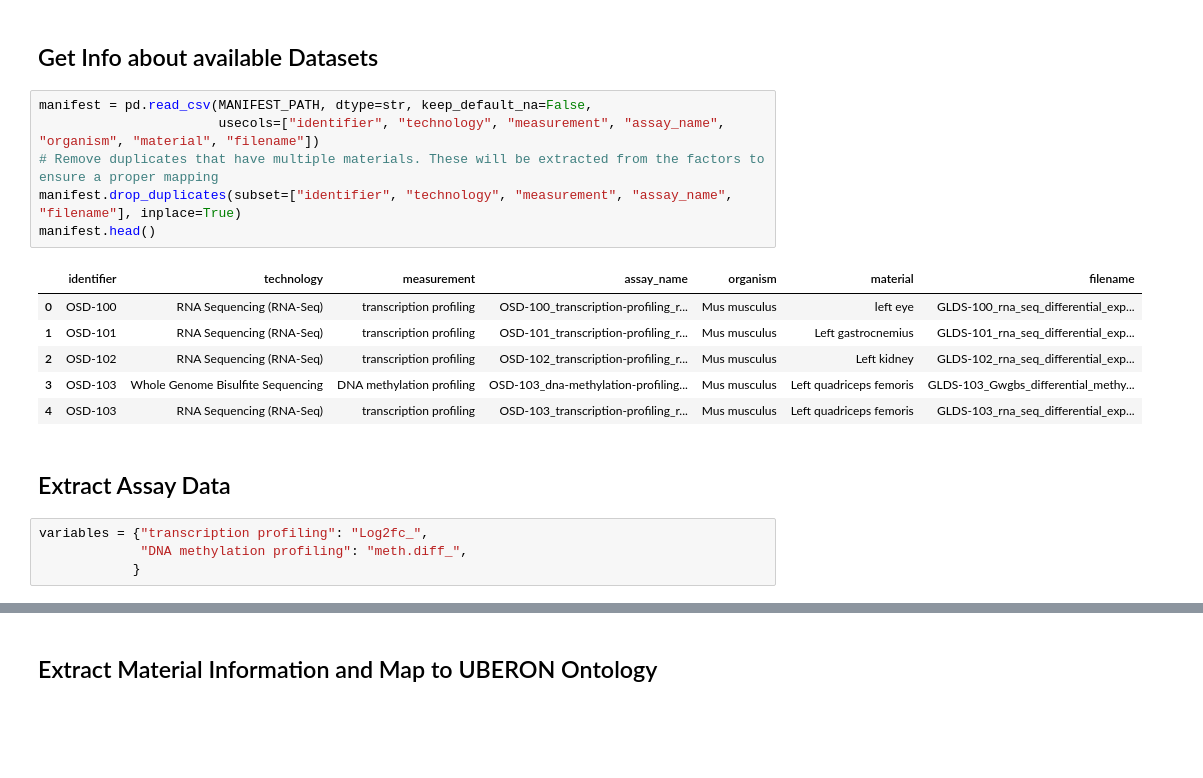
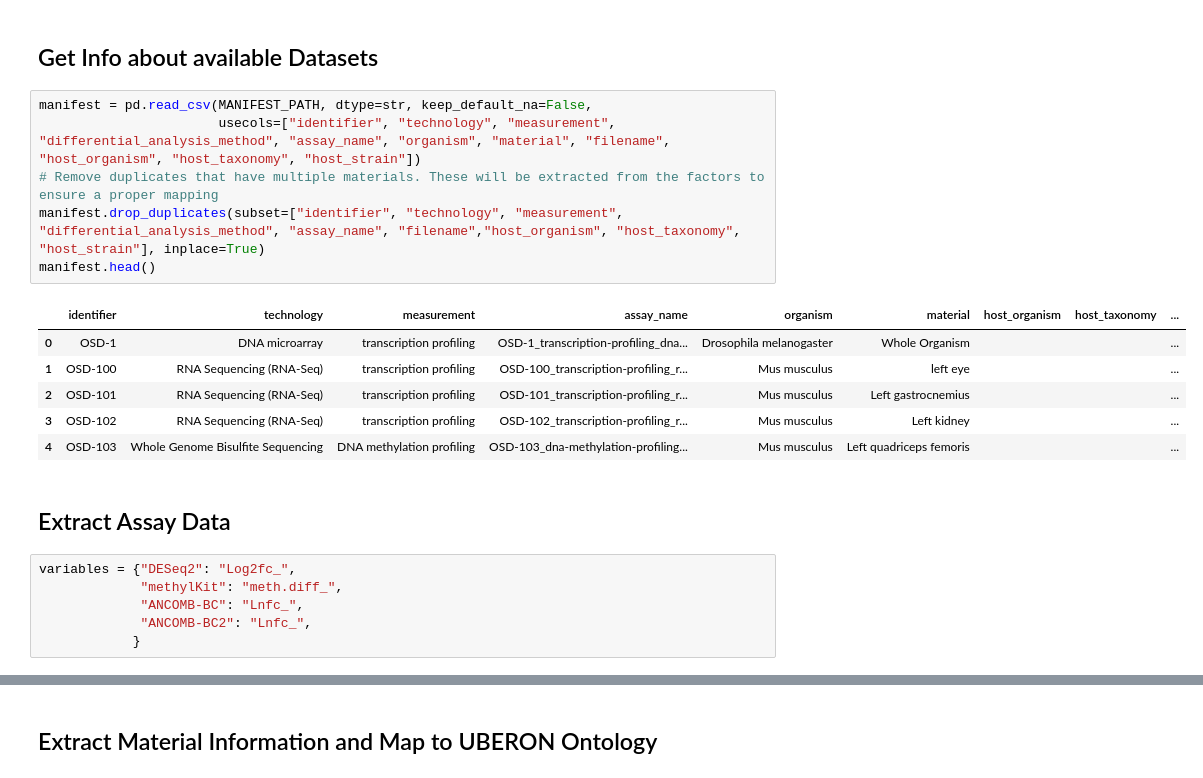
Before and after one commit to asaravia-butler/spoke_genelab, a Jupyter notebook: notebooks/4_create_assay_nodes.ipynb, the cells around one changed output, grey strips where cells are left out. Cells and saved outputs as stored; diff of their text form; blank space fills up the shorter version.

```diff
--- a/notebooks/4_create_assay_nodes.ipynb
+++ b/notebooks/4_create_assay_nodes.ipynb
@@ -31,22 +31,24 @@ MANIFEST_PATH = "../data/manifest.csv"
 ## Get Info about available Datasets
 # %%
 manifest = pd.read_csv(MANIFEST_PATH, dtype=str, keep_default_na=False,
-                       usecols=["identifier", "technology", "measurement", "assay_name", "organism", "material", "filename"])
+                       usecols=["identifier", "technology", "measurement", "differential_analysis_method", "assay_name", "organism", "material", "filename", "host_organism", "host_taxonomy", "host_strain"])
 # Remove duplicates that have multiple materials. These will be extracted from the factors to ensure a proper mapping
-manifest.drop_duplicates(subset=["identifier", "technology", "measurement", "assay_name", "filename"], inplace=True)
+manifest.drop_duplicates(subset=["identifier", "technology", "measurement", "differential_analysis_method", "assay_name", "filename","host_organism", "host_taxonomy", "host_strain"], inplace=True)
 manifest.head()
 # %% [output]
-|  | identifier | technology | measurement | assay_name | organism | material | filename |
-| 0 | OSD-100 | RNA Sequencing (RNA-Seq) | transcription profiling | OSD-100_transcription-profiling_r... | Mus musculus | left eye | GLDS-100_rna_seq_differential_exp... |
-| 1 | OSD-101 | RNA Sequencing (RNA-Seq) | transcription profiling | OSD-101_transcription-profiling_r... | Mus musculus | Left gastrocnemius | GLDS-101_rna_seq_differential_exp... |
-| 2 | OSD-102 | RNA Sequencing (RNA-Seq) | transcription profiling | OSD-102_transcription-profiling_r... | Mus musculus | Left kidney | GLDS-102_rna_seq_differential_exp... |
-| 3 | OSD-103 | Whole Genome Bisulfite Sequencing | DNA methylation profiling | OSD-103_dna-methylation-profiling... | Mus musculus | Left quadriceps femoris | GLDS-103_Gwgbs_differential_methy... |
-| 4 | OSD-103 | RNA Sequencing (RNA-Seq) | transcription profiling | OSD-103_transcription-profiling_r... | Mus musculus | Left quadriceps femoris | GLDS-103_rna_seq_differential_exp... |
+|  | identifier | technology | measurement | assay_name | organism | material | host_organism | host_taxonomy | ... |
+| 0 | OSD-1 | DNA microarray | transcription profiling | OSD-1_transcription-profiling_dna... | Drosophila melanogaster | Whole Organism |  |  | ... |
+| 1 | OSD-100 | RNA Sequencing (RNA-Seq) | transcription profiling | OSD-100_transcription-profiling_r... | Mus musculus | left eye |  |  | ... |
+| 2 | OSD-101 | RNA Sequencing (RNA-Seq) | transcription profiling | OSD-101_transcription-profiling_r... | Mus musculus | Left gastrocnemius |  |  | ... |
+| 3 | OSD-102 | RNA Sequencing (RNA-Seq) | transcription profiling | OSD-102_transcription-profiling_r... | Mus musculus | Left kidney |  |  | ... |
+| 4 | OSD-103 | Whole Genome Bisulfite Sequencing | DNA methylation profiling | OSD-103_dna-methylation-profiling... | Mus musculus | Left quadriceps femoris |  |  | ... |
 # %% [markdown]
 ## Extract Assay Data
 # %%
-variables = {"transcription profiling": "Log2fc_",
-             "DNA methylation profiling": "meth.diff_",
+variables = {"DESeq2": "Log2fc_",
+             "methylKit": "meth.diff_",
+             "ANCOMB-BC": "Lnfc_",
+             "ANCOMB-BC2": "Lnfc_",
             }
 # %%
 assays = gl.extract_assay_info(manifest, variables)
```
Also changed, not shown: parts of 25 cells of this notebook, 31 other files.
